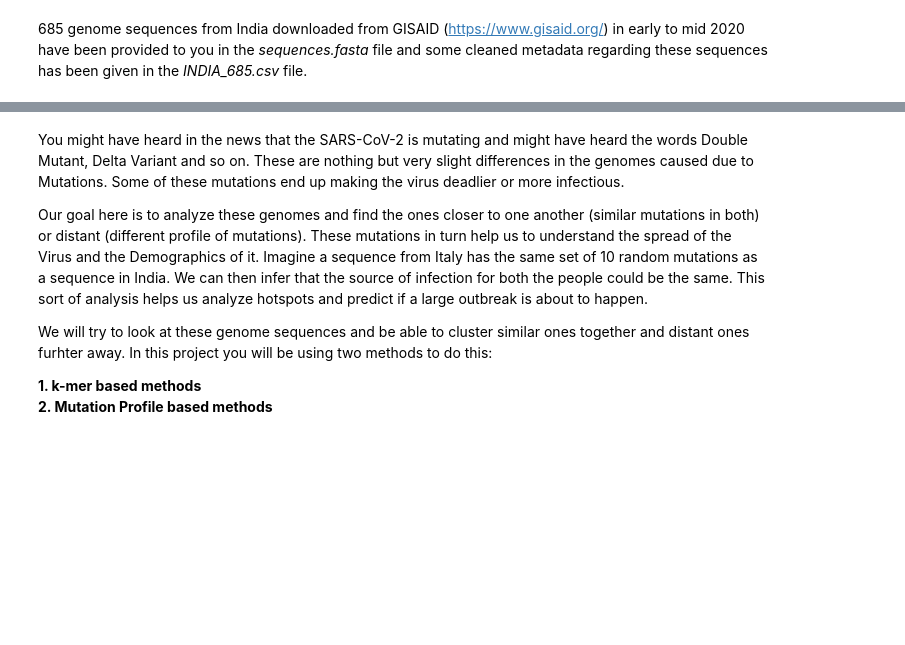
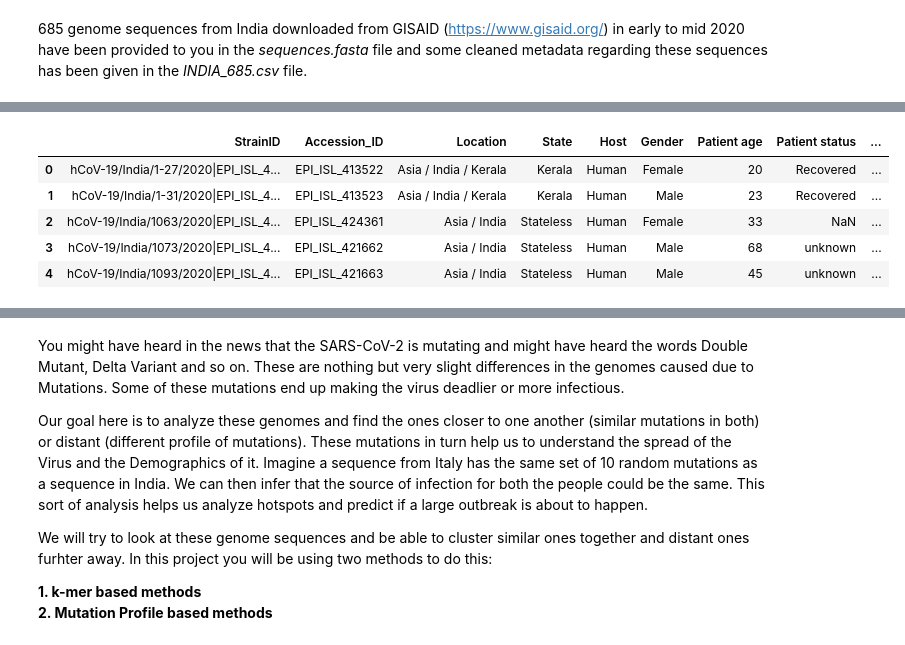
Before and after one commit to Adapaanjani/FMML_COURSE_ASSIGNMENT, a Jupyter notebook: Project_Module2.ipynb, the cells around one changed output, grey strips where cells are left out. Cells and saved outputs as stored; diff of their text form; code cells hidden in the pictures; blank space fills up the shorter version.

```diff
--- a/Project_Module2.ipynb
+++ b/Project_Module2.ipynb
@@ -49,7 +51,7 @@ import pandas as pd
 import numpy as np
 from Bio import SeqIO
 # %%
-data = pd.read_csv("/content/INDIA_685 (1).csv")
+data = pd.read_csv("/content/drive/MyDrive/INDIA_685 (1).csv")
 data.tail()
 # %% [output]
 |  | StrainID | Accession_ID | Location | State | Host | Gender | Patient age | Patient status | ... |
@@ -58,3 +60,12 @@ data.tail()
 | 682 | hCoV-19/India/nimh-3970/2020|EPI_... | EPI_ISL_436139 | Asia / India / Karnataka | Karnataka | Human | Male | 20 | Symptomatic | ... |
 | 683 | hCoV-19/India/nimh-4376/2020|EPI_... | EPI_ISL_436140 | Asia / India / Karnataka | Karnataka | Human | Female | 52 | Asymptomatic | ... |
 | 684 | hCoV-19/India/nimh-4378/2020|EPI_... | EPI_ISL_436141 | Asia / India / Karnataka | Karnataka | Human | Female | 27 | Asymptomatic | ... |
+# %%
+data.head()
+# %% [output]
+|  | StrainID | Accession_ID | Location | State | Host | Gender | Patient age | Patient status | ... |
+| 0 | hCoV-19/India/1-27/2020|EPI_ISL_4... | EPI_ISL_413522 | Asia / India / Kerala | Kerala | Human | Female | 20 | Recovered | ... |
+| 1 | hCoV-19/India/1-31/2020|EPI_ISL_4... | EPI_ISL_413523 | Asia / India / Kerala | Kerala | Human | Male | 23 | Recovered | ... |
+| 2 | hCoV-19/India/1063/2020|EPI_ISL_4... | EPI_ISL_424361 | Asia / India | Stateless | Human | Female | 33 | NaN | ... |
+| 3 | hCoV-19/India/1073/2020|EPI_ISL_4... | EPI_ISL_421662 | Asia / India | Stateless | Human | Male | 68 | unknown | ... |
+| 4 | hCoV-19/India/1093/2020|EPI_ISL_4... | EPI_ISL_421663 | Asia / India | Stateless | Human | Male | 45 | unknown | ... |
```
Also changed, not shown: parts of 19 cells of this notebook.
